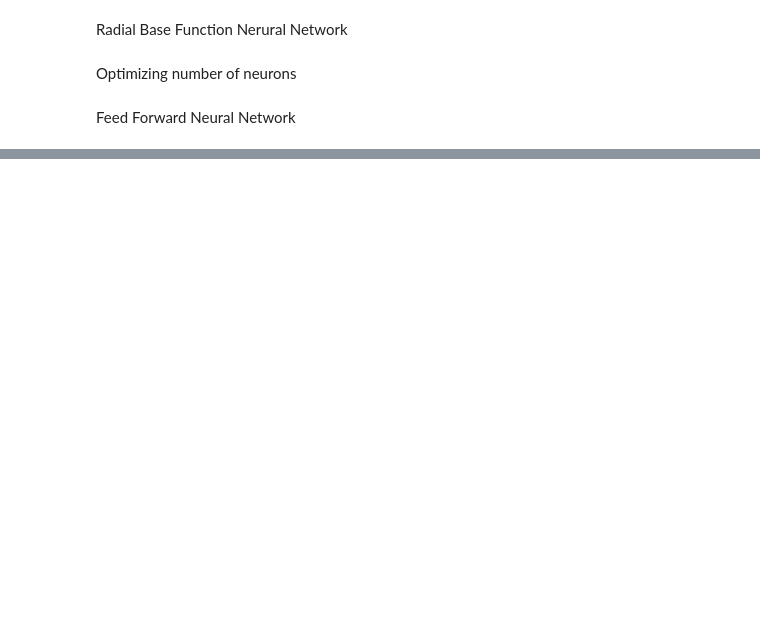
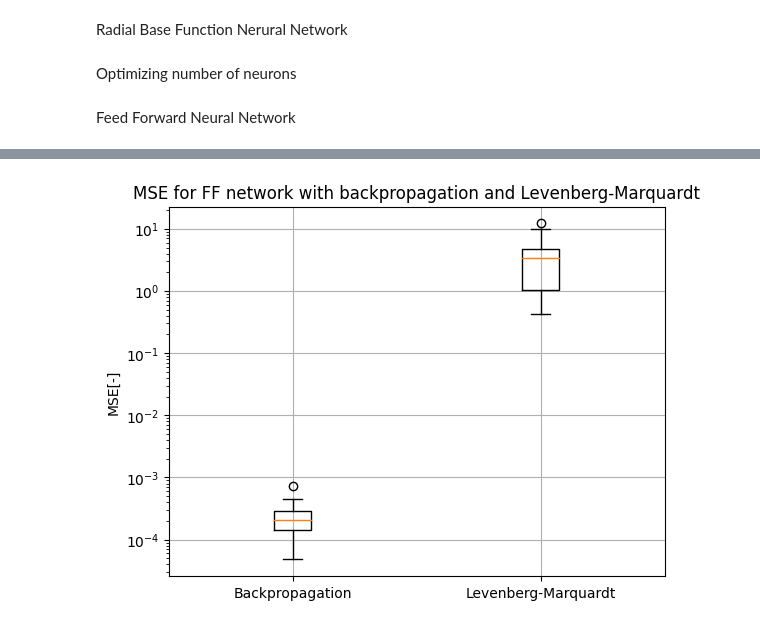
Before and after one commit to fed12345/SystemID_Nerual_Network, a Jupyter notebook: system_id.ipynb, the cells around one changed output, grey strips where cells are left out. Drawn from its saved outputs; the diff is of its cells as text; code cells hidden in the pictures; blank space fills up the shorter version.

```diff
--- a/system_id.ipynb
+++ b/system_id.ipynb
@@ -278,0 +362,24 @@ plt.savefig('plots/MSE_initial_damping_ratio_FF.eps', format='eps')
+# %%
+#Plot MSE for both FF networks over 50 trials
+trials = 50
+mse_ff_bp_val_mu = np.zeros(trials)
+mse_ff_lm_val_mu = np.zeros(trials)
+n_hidden = 20
+for i in range(trials):
+    FFNetBP = FFNet(3,n_hidden,1)
+    _ = FFNetBP.trainBackProp(input_train_norm,output_train_norm, 5000, 1e-2, adaptive = True)
+    _, mse_ff_bp_val_mu[i] = FFNetBP.evaluate(input_val_norm, output_val_norm)
+
+    FFNetLM = FFNet(3,n_hidden,1)
+    _ = FFNetLM.trainLM(input_train_norm, output_train_norm, 5000,  1e-2, adaptive=True)
+    _, mse_ff_lm_val_mu[i] = FFNetLM.evaluate(input_val_norm, output_val_norm)
+# %%
+plt.figure()
+plt.boxplot([mse_ff_bp_val_mu, mse_ff_lm_val_mu], labels=['Backpropagation', 'Levenberg-Marquardt'])
+plt.grid()
+plt.ylabel('MSE[-]')
+plt.title('MSE for FF network with backpropagation and Levenberg-Marquardt')
+plt.yscale('log')
+plt.savefig('plots/MSE_FF.eps', format='eps')
+# %% [output]
+[figure, added]
```
Also changed, not shown: parts of 19 cells of this notebook, 2 other files.
